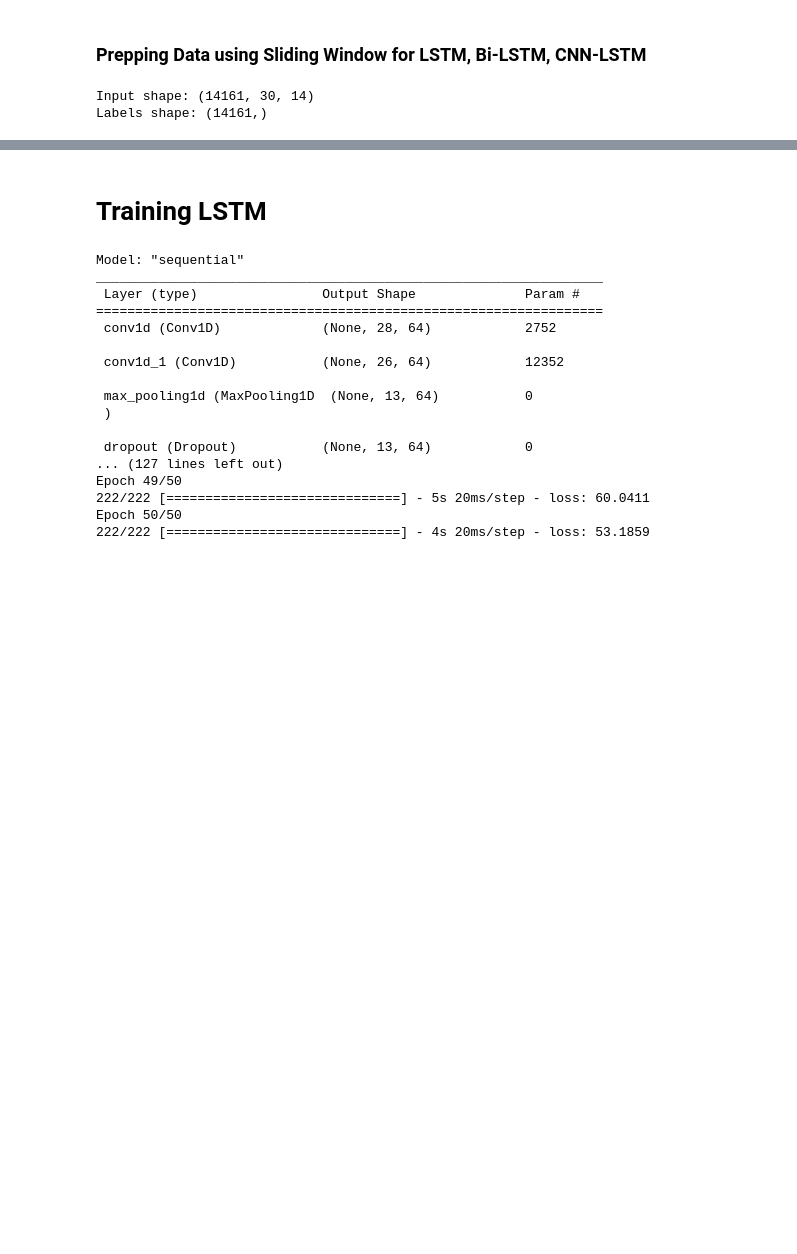
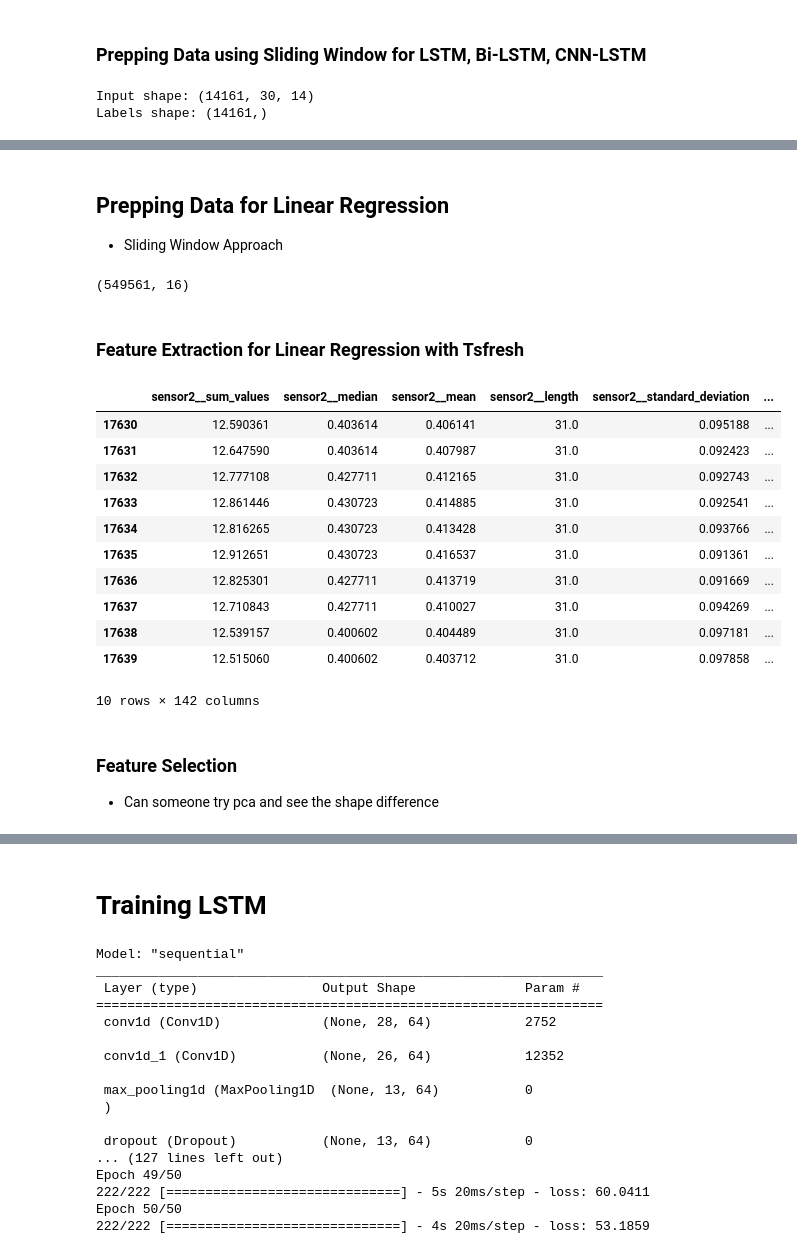
Before and after one commit to sh3ngsh3ng/CMAPSS_GRP_2, a Jupyter notebook: main_ys.ipynb, the cells around one changed output, grey strips where cells are left out. Saved outputs shown, nothing was run; the diff lists cells and outputs as text; code cells hidden in the pictures; blank space fills up the shorter version.

```diff
--- a/main_ys.ipynb
+++ b/main_ys.ipynb
@@ -147,0 +150,71 @@ from tensorflow.keras.layers import Conv1D, MaxPooling1D, LSTM, Dense, Dropout,
+# %% [markdown]
+## Prepping Data for Linear Regression
+- Sliding Window Approach
+# %%
+feature_dfs = []
+label_list = []
+
+# Define the window size (e.g., last 30 cycles)
+window_size = 30
+
+# List of Sensors
+sensor_list = list(train_df_normalized.columns[2:16])
+
+# For all training and testing data, split to windows of 30, step 1
+for engine_id in train_df_normalized['engine_id'].unique():
+    engine_data = train_df_normalized[train_df_normalized['engine_id'] == engine_id]
+    max_cycle = engine_data['cycle'].max()
+    for i in range(window_size, max_cycle + 1):
+        window_data = engine_data[(engine_data['cycle'] >= i - window_size) & (engine_data['cycle'] <= i)]
+        # Assign unique IDs for tsfresh
+        window_data = window_data.copy()
+        window_data['id'] = f'{engine_id}_{i}'
+
+        # Corrected line: Convert Index to list before concatenation
+        columns_to_select = ['id', 'cycle'] + sensor_list
+
+        # Append to the list using the corrected columns
+        feature_dfs.append(window_data[columns_to_select])
+
+        # Get the RUL at this point
+        rul = engine_data[engine_data['cycle'] == i]['RUL'].values[0]
+        label_list.append({'id': f'{engine_id}_{i}', 'RUL': rul})
+
+tsfresh_input_df = pd.concat(feature_dfs)
+tsfresh_input_df.shape
+# %% [output]
+(549561, 16)
+# %%
+# Labels for Linear Regression
+labels_df = pd.DataFrame(label_list)
+# %% [markdown]
+### Feature Extraction for Linear Regression with Tsfresh
+# %%
+from tsfresh import extract_features
+from tsfresh.feature_extraction import EfficientFCParameters
+from tsfresh.feature_extraction import MinimalFCParameters
+extraction_settings = MinimalFCParameters()
+
+extracted_features = extract_features(
+    tsfresh_input_df,
+    column_id='id',
+    column_sort='cycle',
+    default_fc_parameters=extraction_settings,
+    n_jobs=4
+)
+# %%
+features_labels_df = extracted_features.merge(labels_df, left_index=True, right_on='id')
+features_labels_df.head(10)
+# %% [output]
+|  | sensor2__sum_values | sensor2__median | sensor2__mean | sensor2__length | sensor2__standard_deviation | ... |
+| 17630 | 12.590361 | 0.403614 | 0.406141 | 31.0 | 0.095188 | ... |
+| 17631 | 12.647590 | 0.403614 | 0.407987 | 31.0 | 0.092423 | ... |
+| 17632 | 12.777108 | 0.427711 | 0.412165 | 31.0 | 0.092743 | ... |
+| 17633 | 12.861446 | 0.430723 | 0.414885 | 31.0 | 0.092541 | ... |
+| 17634 | 12.816265 | 0.430723 | 0.413428 | 31.0 | 0.093766 | ... |
+| 17635 | 12.912651 | 0.430723 | 0.416537 | 31.0 | 0.091361 | ... |
+| 17636 | 12.825301 | 0.427711 | 0.413719 | 31.0 | 0.091669 | ... |
+| 17637 | 12.710843 | 0.427711 | 0.410027 | 31.0 | 0.094269 | ... |
+| 17638 | 12.539157 | 0.400602 | 0.404489 | 31.0 | 0.097181 | ... |
+| 17639 | 12.515060 | 0.400602 | 0.403712 | 31.0 | 0.097858 | ... |
+10 rows × 142 columns
@@ -147,0 +227,3 @@ from tensorflow.keras.layers import Conv1D, MaxPooling1D, LSTM, Dense, Dropout,
+# %% [markdown]
+### Feature Selection
+- Can someone try pca and see the shape difference
```
Also changed, not shown: parts of 13 cells of this notebook.
